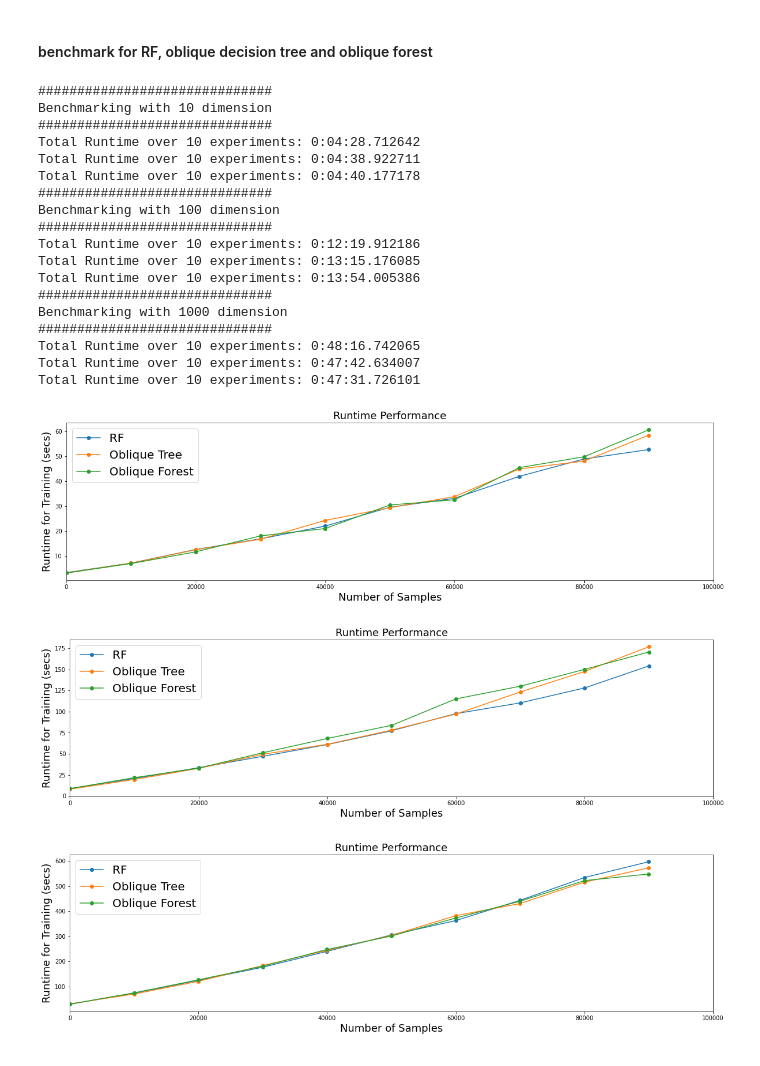
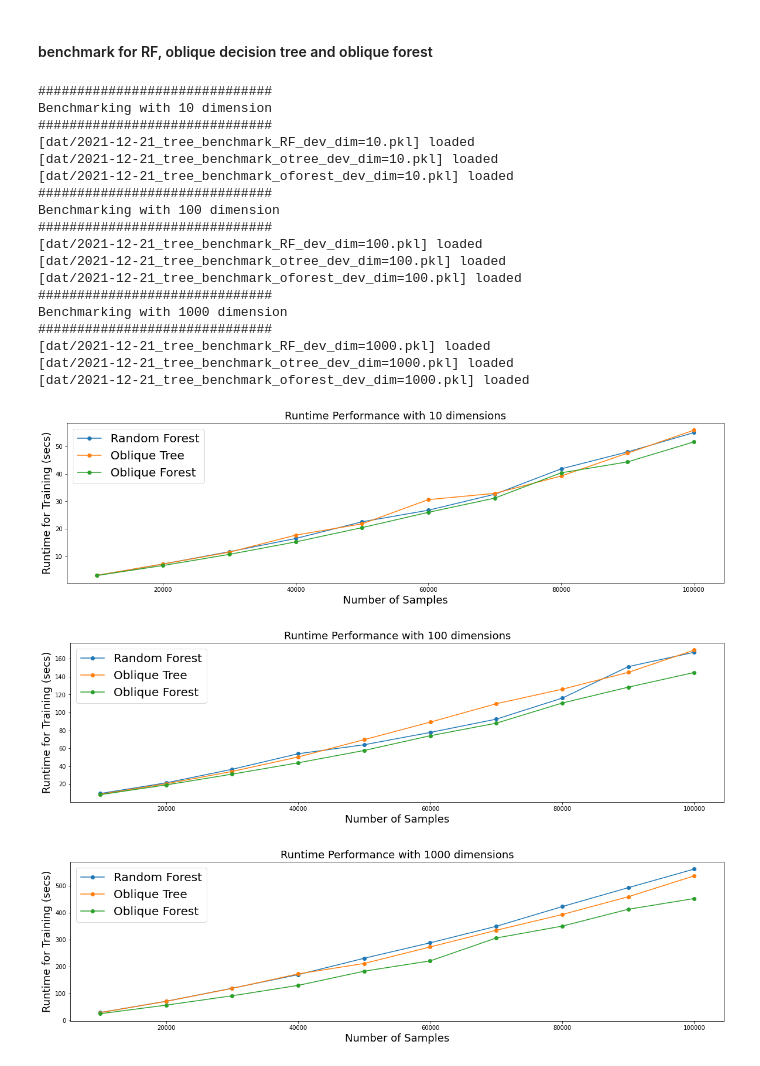
Before and after one commit to jshin13/coursework, a Jupyter notebook: Jovo/sporf/20211219_sporf_benchmarking.ipynb, the cells around one changed output. Drawn from its saved outputs; the diff is of its cells as text; code cells hidden in the pictures.

```diff
--- a/Jovo/sporf/20211219_sporf_benchmarking.ipynb
+++ b/Jovo/sporf/20211219_sporf_benchmarking.ipynb
@@ -10,7 +10,8 @@ The purpose of the notebook is to benchmark time-complexity of S-RerF on one of
 ## Import packages
 # %%
 from sklearn.tree import ObliqueDecisionTreeClassifier
-from sklearn.ensemble._forest import ObliqueRandomForestClassifier
+from sklearn.ensemble import ObliqueRandomForestClassifier
+from sklearn.ensemble import RandomForestClassifier
 import pickle
 from datetime import datetime
 import os
@@ -23,6 +24,9 @@ from datetime import datetime
 # to store the results
 scikit_classifier_results = []
 
+train_switch = True #pkl save toggle
+fig_switch = True #fig save toggle
+
 mu_second = 0.0 + 10 ** 6  # number of microseconds in a second
 # %%
 today = str(datetime.now().date())
@@ -40,26 +42,25 @@ def init():
 # %% [markdown]
 ## Tree Benchmarking for classification adapted from sklearn `main` and modified for sporf benchmarking
 # %%
-def bench_scikit_tree_classifier(X, Y, clf=None):
+def bench_scikit_tree_classifier(X, Y, c=None):
     """Benchmark with scikit-learn decision tree classifier"""
 
-    if not clf:
-        from sklearn.ensemble import RandomForestClassifier
+    if not c:
         clf = RandomForestClassifier()
+    else:
+        clf = init()[c]
 
     gc.collect()
 
-    # start time
     tstart = datetime.now()
     clf.fit(X, Y).predict(X)
     delta = datetime.now() - tstart
-    # stop time
 
     scikit_classifier_results.append(delta.seconds + delta.microseconds / mu_second)
 # %% [markdown]
 ### Parameterization is in reference to sklearn issue [#20819](https://github.com/scikit-learn/scikit-learn/issues/20819)
 # %%
-def run_test(n=20, dim=10, step=5000, clf=bench_scikit_tree_classifier, filename=None, train=True):
+def run_test(n_samples=0, n=20, dim=10, step=5000, c=None, filename=None, train=True, switch=train_switch):
     global scikit_classifier_results
 
     if not train:
@@ -70,27 +71,23 @@ def run_test(n=20, dim=10, step=5000, clf=bench_scikit_tree_classifier, filename
         except Exception as e:
             print(e)
 
-        return
+        return scikit_classifier_results
 
     scikit_classifier_results = []
 
     t_i = datetime.now()
 
-    n_samples = 0 #initialize
     dim = dim
     n_classes = 10
     for i in range(n):
         n_samples += step
         X = np.random.randn(n_samples, dim)
         Y = np.random.randint(0, n_classes, (n_samples,))
-        bench_scikit_tree_classifier(X, Y)
-        Y = np.random.randn(n_samples)
-
-    xx = range(0, n * step, step)
+        bench_scikit_tree_classifier(X, Y, c=c)
 
     print(f'Total Runtime over {n} experiments: {datetime.now()-t_i}')
 
-    if filename:
+    if filename and switch:
         with open(filename, 'wb') as handle:
             pickle.dump(scikit_classifier_results, handle, protocol=pickle.HIGHEST_PROTOCOL)
 
@@ -98,22 +95,22 @@ def run_test(n=20, dim=10, step=5000, clf=bench_scikit_tree_classifier, filename
 # %% [markdown]
 ### Generate Figure
 # %%
-def generate_fig(dim=10):
+def generate_fig(dim=10, fig_switch=True):
     fig, ax = plt.subplots(1,1, figsize=(20,5))
 
-    xx = np.arange(0,n*step, step)
-    ax.plot(xx, rf_result, marker='o', label='RF')
+    xx = np.arange(step,n*step+step, step)
+    ax.plot(xx, rf_result, marker='o', label='Random Forest')
     ax.plot(xx, otree_result, marker='o', label='Oblique Tree')
     ax.plot(xx, oforest_result, marker='o', label='Oblique Forest')
 
     ax.set_xlabel('Number of Samples', fontsize=18)
     ax.set_ylabel('Runtime for Training (secs)', fontsize=18)
-    ax.set_xlim([0,n*step+1])
     ax.legend(fontsize='20')
     ax.set_title(f'Runtime Performance with {dim} dimensions', fontsize=18)
 
     #save figure
-    fig.savefig(f'{today}_runtime_performance_source_base_dim={dim}.jpg', bbox_inches='tight')
+    if fig_switch:
+        fig.savefig(f'{today}_runtime_performance_source_base_dim={dim}.jpg', bbox_inches='tight')
 # %% [markdown]
 ## Run sklearn tree benchmark
 # %% [markdown]
@@ -133,31 +130,31 @@ if not os.path.isdir(saveDir):
 # %%
 for i in dim:
     print(f"{'#' * 30}\nBenchmarking with {i} dimension\n{'#' * 30}")
     clf_otree, clf_oforest = init()
-    rf_result = run_test(n=n, dim=i, filename=f'{saveDir}/{today}_tree_benchmark_RF_dev_dim={i}.pkl', train=train)
-    otree_result = run_test(n=n, dim=i, clf=clf_otree, filename=f'{saveDir}/{today}_tree_benchmark_otree_dev_dim={i}.pkl', train=train)
-    oforest_result = run_test(n=n, dim=i, clf=clf_oforest, filename=f'{saveDir}/{today}_tree_benchmark_oforest_dev_dim={i}.pkl', train=train)
+    rf_result = run_test(n=n, dim=i, filename=f'{saveDir}/{today}_tree_benchmark_RF_dev_dim={i}.pkl', train=False)
+    otree_result = run_test(n=n, dim=i, c=0, filename=f'{saveDir}/{today}_tree_benchmark_otree_dev_dim={i}.pkl', train=False)
+    oforest_result = run_test(n=n, dim=i, c=1, filename=f'{saveDir}/{today}_tree_benchmark_oforest_dev_dim={i}.pkl', train=False)
 
-    generate_fig(dim=i)
+    generate_fig(dim=i, fig_switch=fig_switch)
 # %% [output]
 ##############################
 Benchmarking with 10 dimension
 ##############################
-Total Runtime over 10 experiments: 0:04:28.712642
-Total Runtime over 10 experiments: 0:04:38.922711
-Total Runtime over 10 experiments: 0:04:40.177178
+[dat/2021-12-21_tree_benchmark_RF_dev_dim=10.pkl] loaded
+[dat/2021-12-21_tree_benchmark_otree_dev_dim=10.pkl] loaded
+[dat/2021-12-21_tree_benchmark_oforest_dev_dim=10.pkl] loaded
 ##############################
 Benchmarking with 100 dimension
 ##############################
-Total Runtime over 10 experiments: 0:12:19.912186
-Total Runtime over 10 experiments: 0:13:15.176085
-Total Runtime over 10 experiments: 0:13:54.005386
+[dat/2021-12-21_tree_benchmark_RF_dev_dim=100.pkl] loaded
+[dat/2021-12-21_tree_benchmark_otree_dev_dim=100.pkl] loaded
+[dat/2021-12-21_tree_benchmark_oforest_dev_dim=100.pkl] loaded
 ##############################
 Benchmarking with 1000 dimension
 ##############################
-Total Runtime over 10 experiments: 0:48:16.742065
-Total Runtime over 10 experiments: 0:47:42.634007
-Total Runtime over 10 experiments: 0:47:31.726101
+[dat/2021-12-21_tree_benchmark_RF_dev_dim=1000.pkl] loaded
+[dat/2021-12-21_tree_benchmark_otree_dev_dim=1000.pkl] loaded
+[dat/2021-12-21_tree_benchmark_oforest_dev_dim=1000.pkl] loaded
-[figure, old version]
+[figure, new version]
-[figure, old version]
+[figure, new version]
-[figure, old version]
+[figure, new version]
```
Also changed, not shown: parts of 2 cells of this notebook.
